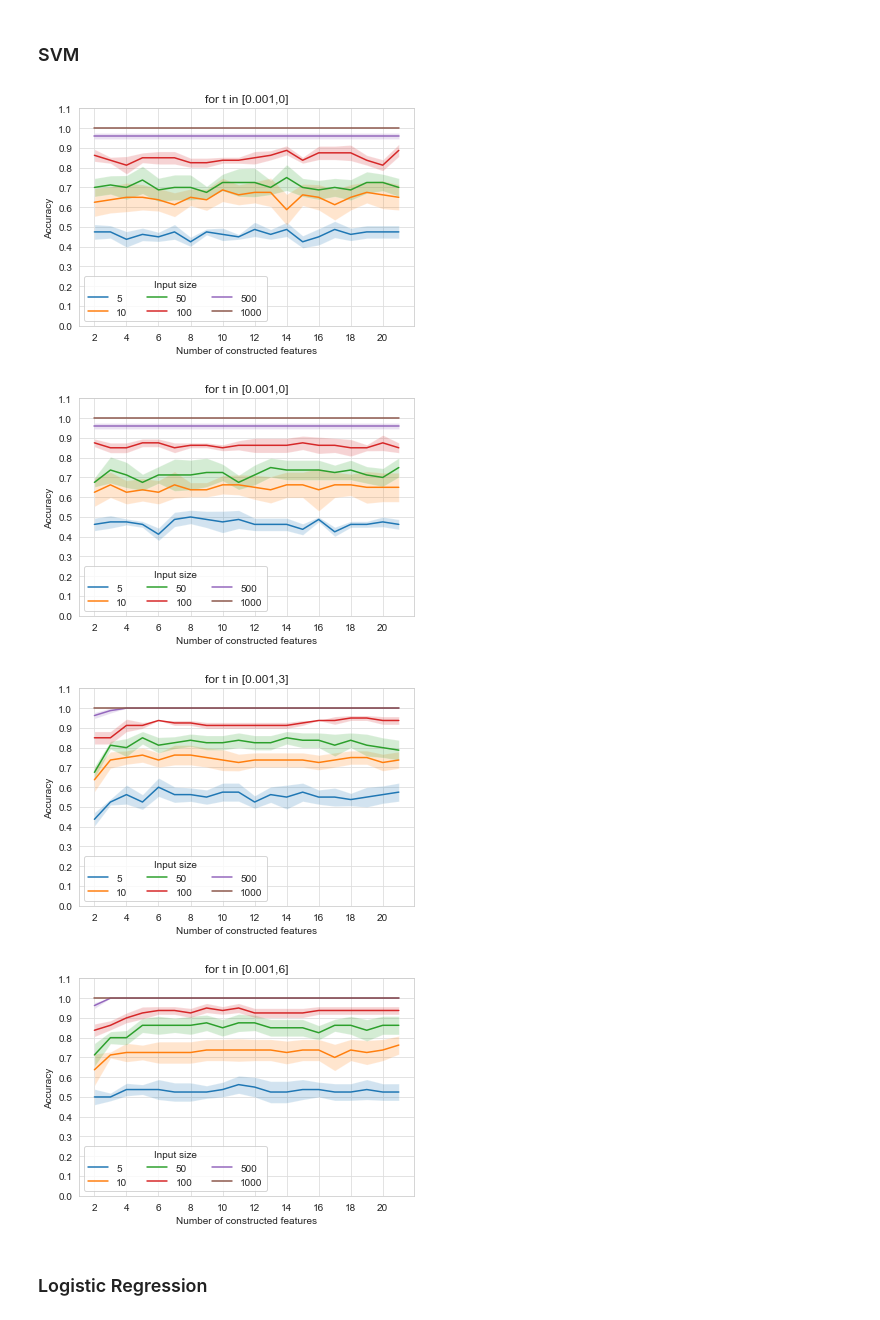
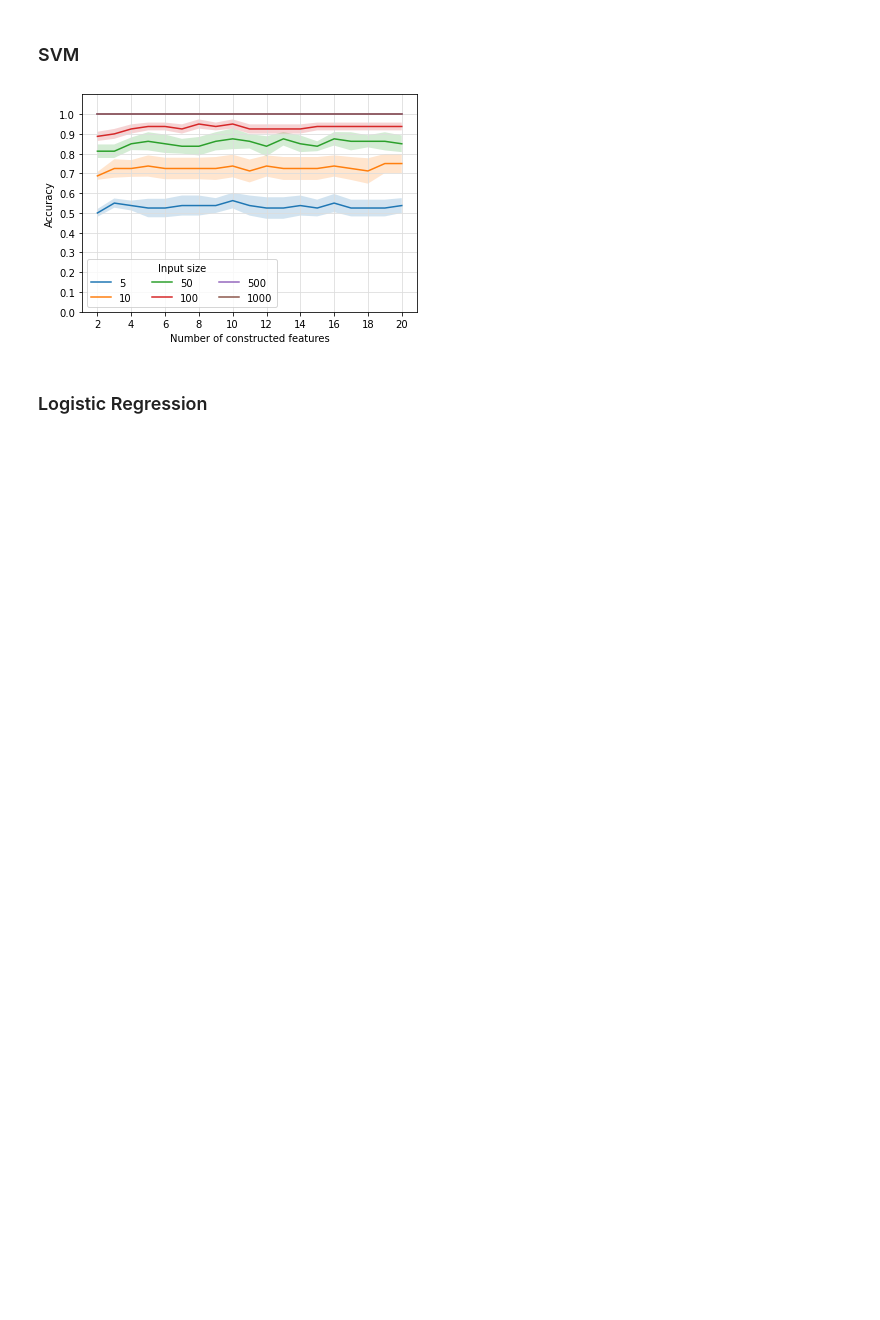
Before and after one commit to sheilafarrahi/thesis, a Jupyter notebook: empirical_characteristics_function.ipynb, the cells around one changed output. Saved outputs shown, nothing was run; the diff lists cells and outputs as text; code cells hidden in the pictures; blank space fills up the shorter version.

```diff
--- a/empirical_characteristics_function.ipynb
+++ b/empirical_characteristics_function.ipynb
@@ -118,8 +166,8 @@ cost = [0.01, 0.1, 0.5, 1, 5, 10]
 gamma = [0.01, 0.1, 1, 5, 10]
 # %%
 sample_size_list = [5, 10, 50, 100, 500, 1000]
-num_steps_list = np.arange(1,20)
-max_t_list = [0.01*np.pi, 0.1*np.pi,np.pi, np.pi*2]
+num_steps_list = np.arange(2,21)
+max_t_list = [np.pi*2]
 # %%
 res = cm.cv_ecf_svm(sample_size_list, max_t_list, num_steps_list, bounded_dists, nr_sample_sets, n_folds, test_size, cost, gamma)
 # %%
@@ -185,12 +221,9 @@ dem.get_ecf_plot(ecf_df, t)
 # %%
 res_svm_ht = cm.cv_ecf_svm(sample_size_list, max_t_list, num_steps_list, heavytail_dists, nr_sample_sets, n_folds, test_size, cost, gamma, transform=True)
 # %%
-plot_cv_ecf(res_svm_ht)
+cm.plot_cv_ecf(res_svm_ht)
 # %% [output]
-[figure, old version]
+[figure, new version]
-[figure, removed]
-[figure, removed]
-[figure, removed]
 # %% [markdown]
 ### Logistic Regression
 # %%
```
Also changed, not shown: parts of 23 cells of this notebook, 11 other files.
